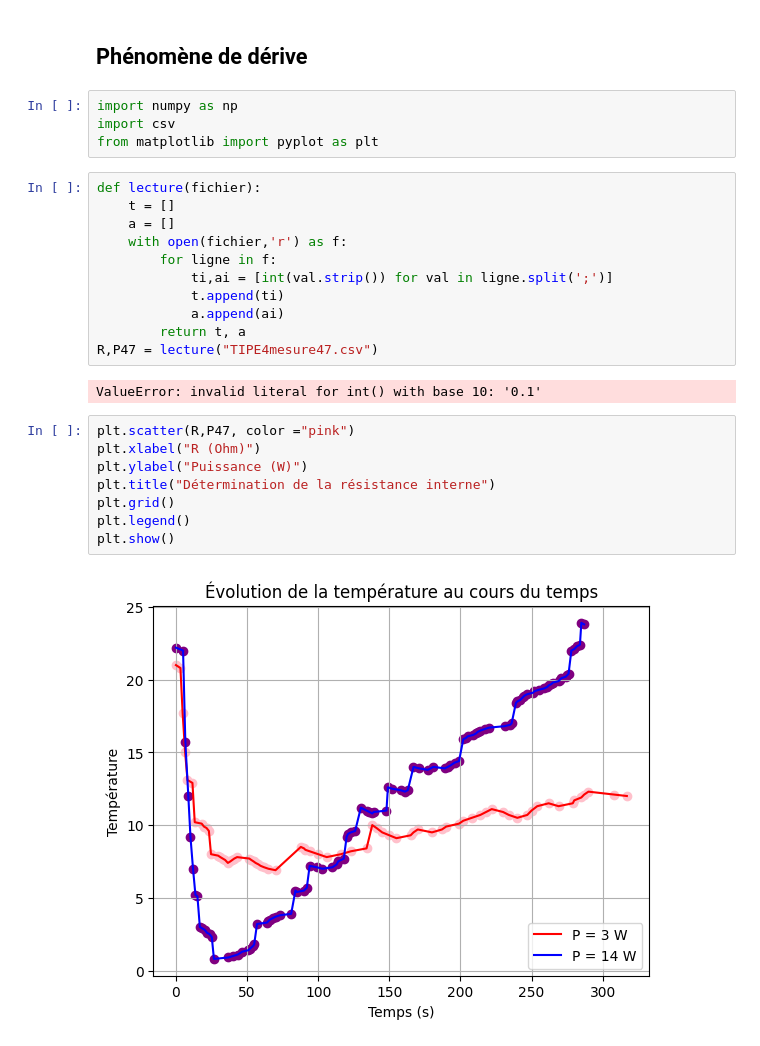
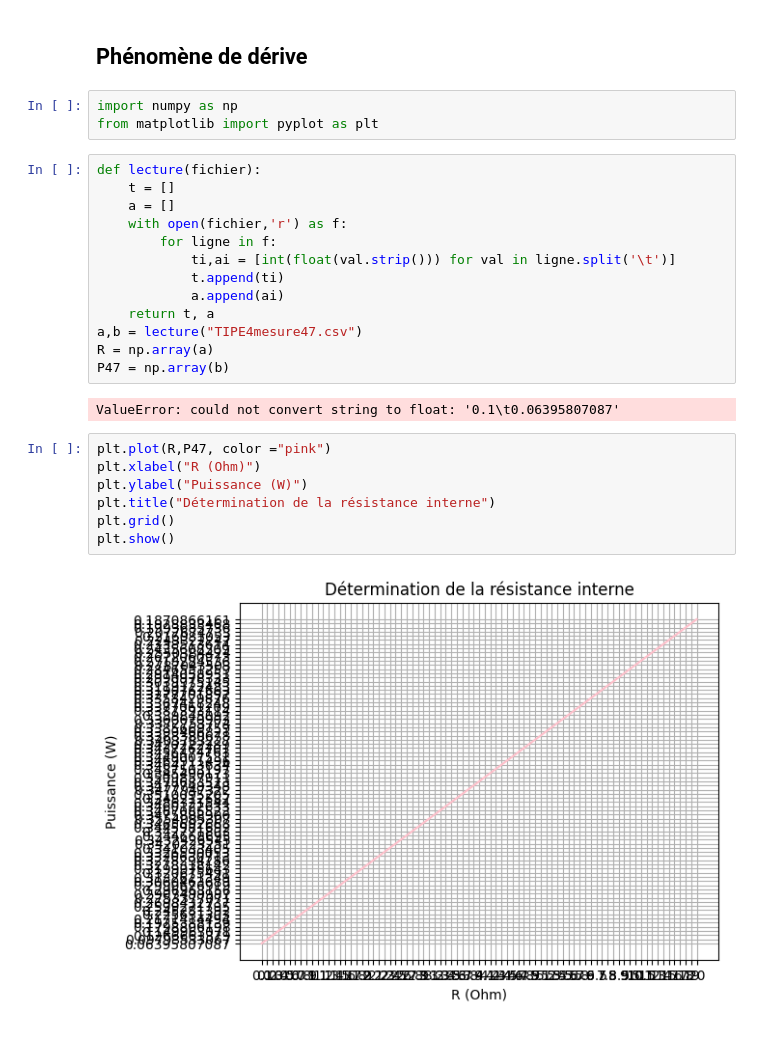
Before and after one commit to adelemarcon/TIPE, a Jupyter notebook: TIPE4.ipynb, the cells around one changed output. Saved outputs shown, nothing was run; the diff lists cells and outputs as text.

```diff
--- a/TIPE4.ipynb
+++ b/TIPE4.ipynb
@@ -4,7 +4,6 @@
 ## Phénomène de dérive
 # %%
 import numpy as np
-import csv
 from matplotlib import pyplot as plt
 # %%
 def lecture(fichier):
@@ -12,20 +11,21 @@ def lecture(fichier):
     a = []
     with open(fichier,'r') as f:
         for ligne in f:
-            ti,ai = [int(val.strip()) for val in ligne.split(';')]
+            ti,ai = [int(float(val.strip())) for val in ligne.split('\t')]
             t.append(ti)
             a.append(ai)
-        return t, a
-R,P47 = lecture("TIPE4mesure47.csv")
+    return t, a
+a,b = lecture("TIPE4mesure47.csv")
+R = np.array(a)
+P47 = np.array(b)
 # %% [output]
-ValueError: invalid literal for int() with base 10: '0.1'
+ValueError: could not convert string to float: '0.1\t0.06395807087'
 # %%
-plt.scatter(R,P47, color ="pink")
+plt.plot(R,P47, color ="pink")
 plt.xlabel("R (Ohm)")
 plt.ylabel("Puissance (W)")
 plt.title("Détermination de la résistance interne")
 plt.grid()
-plt.legend()
 plt.show()
 # %% [output]
-[figure, old version]
+[figure, new version]
```
Also changed, not shown: 2 other files.
